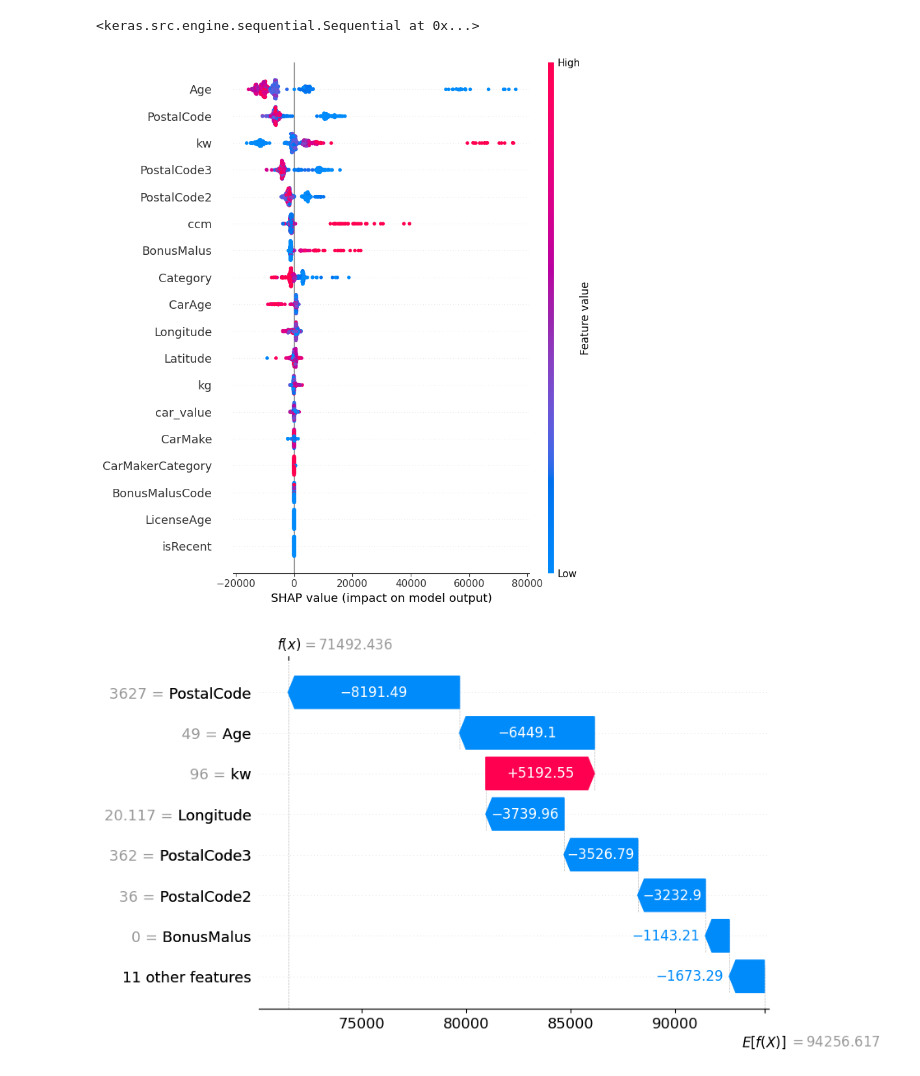
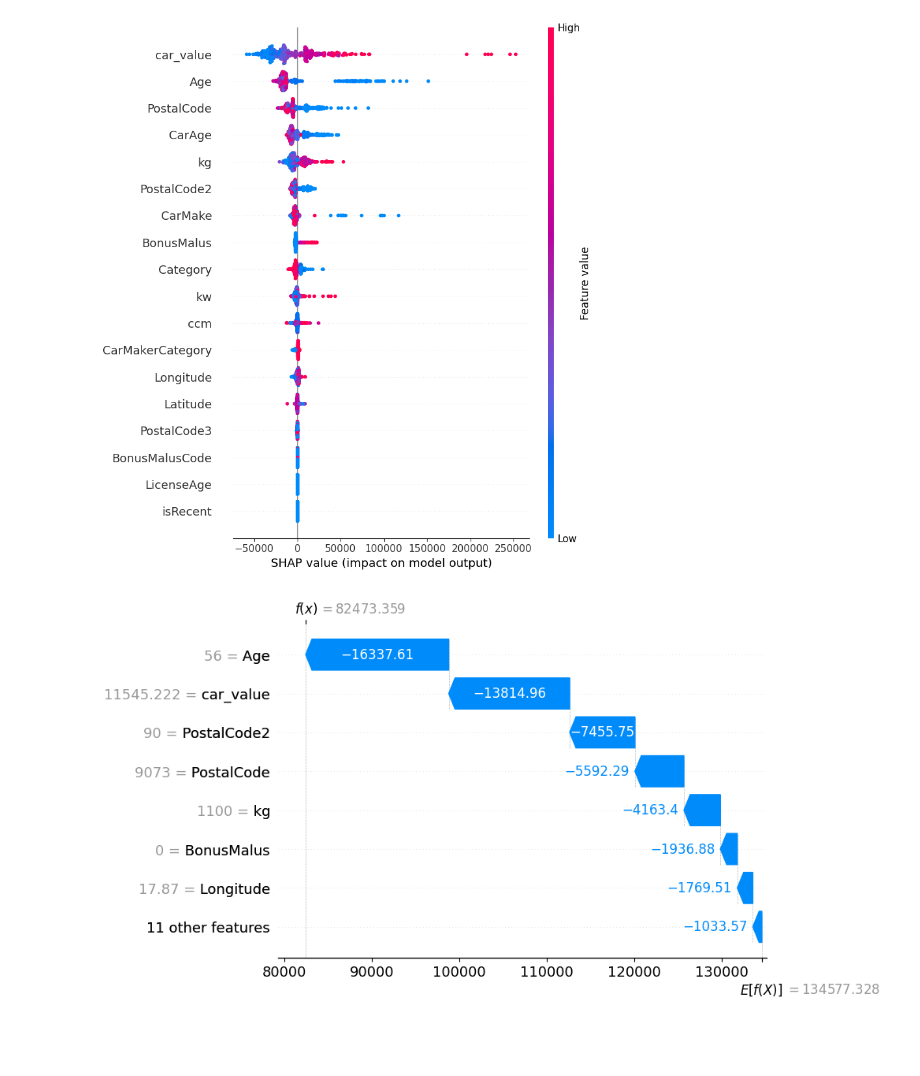
Before and after one commit to asdasde/market_models, a Jupyter notebook: notebooks/market_model.ipynb, the cells around one changed output. Drawn from its saved outputs; the diff is of its cells as text; code cells hidden in the pictures; blank space fills up the shorter version.

```diff
--- a/notebooks/market_model.ipynb
+++ b/notebooks/market_model.ipynb
@@ -102,20 +120,21 @@ data = pd.read_csv(DATA_PATH)
 # %%
-data = pd.read_csv(DATA_PATH)
+DATA = pd.read_csv(DATA_PATH)
 with open(FEATURES_PATH) as file:
-    features = file.readlines()
-    features = [feature.replace('\n', '') for feature in features]
-    feature_dtypes = {feature.split(',')[0]: feature.split(',')[1] for feature in features}
-    features = [feature.split(',')[0] for feature in features]
+    FEATURES = file.readlines()
+    FEATURES = [feature.replace('\n', '') for feature in FEATURES]
+    feature_dtypes = {feature.split(',')[0]: feature.split(',')[1] for feature in FEATURES}
+    FEATURES = [feature.split(',')[0] for feature in FEATURES]
 
-for feature in features:
-    data[feature] = data[feature].astype(feature_dtypes[feature])
-    if data[feature].dtype == 'category' and feature == 'BonusMalus':
+for feature in FEATURES:
+    DATA[feature] = DATA[feature].astype(feature_dtypes[feature])
+    if DATA[feature].dtype == 'category' and feature == 'BonusMalus':
         ordinal_encoder = OrdinalEncoder(categories=[BONUS_MALUS_CLASSES])
-        data[feature] = ordinal_encoder.fit_transform(data[[feature]])
-    elif data[feature].dtype == 'category':
+        DATA[feature] = ordinal_encoder.fit_transform(DATA[[feature]])
+    elif DATA[feature].dtype == 'category':
         label_encoder = LabelEncoder()
-        data[feature] = label_encoder.fit_transform(data[feature])
+        DATA[feature] = label_encoder.fit_transform(DATA[feature])
 # %%
 # Make last column name a variable to generelize
-data = data[features + [TARGET_VARIABLE]]
-data = data.dropna()
+DATA = DATA[FEATURES + [TARGET_VARIABLE]]
+DATA = DATA.dropna()
+TRAIN_DATA, TEST_DATA = train_test_split(DATA, test_size=0.2, random_state=42)
@@ -454,3 +439,6 @@ plotHistErrorPercenage(out)
 # %%
+model = model_train()
+out = merge_predictions(model)
+plotHistErrorPercenage(out)
 out.percentageError.abs().quantile([0.1, 0.2, 0.3, 0.4, 0.5, 0.6, 0.7, 0.8, 0.9, 0.99])
 # %% [output]
@@ -478,24 +485,20 @@ for col in data.columns:
-# %%
-model
-# %% [output]
-<keras.src.engine.sequential.Sequential at 0x...>
 # %%
 explainer = shap.Explainer(model)
-shap_values = explainer.shap_values(transposed_test[features].values)
+shap_values = explainer.shap_values(TEST_DATA[FEATURES].values)
 
-shap.summary_plot(shap_values, transposed_test[features], feature_names=features)
+shap.summary_plot(shap_values, TEST_DATA[FEATURES], feature_names=FEATURES)
 # %% [output]
-[figure, old version]
+[figure, new version]
 # %%
 id = 21
 plt.figure(figsize=(20, 20))
 shap.waterfall_plot(shap.Explanation(values=shap_values[id],
                                      base_values=explainer.expected_value,
-                                     data=transposed_test.iloc[id],
-                                     feature_names=features),
+                                     data=TEST_DATA.iloc[id],
+                                     feature_names=FEATURES),
                     max_display=8)  # Adjust max_display as needed
 
 plt.show()
 # %% [output]
-[figure, old version]
+[figure, new version]
 # %%
```
Also changed, not shown: parts of 36 cells of this notebook.
